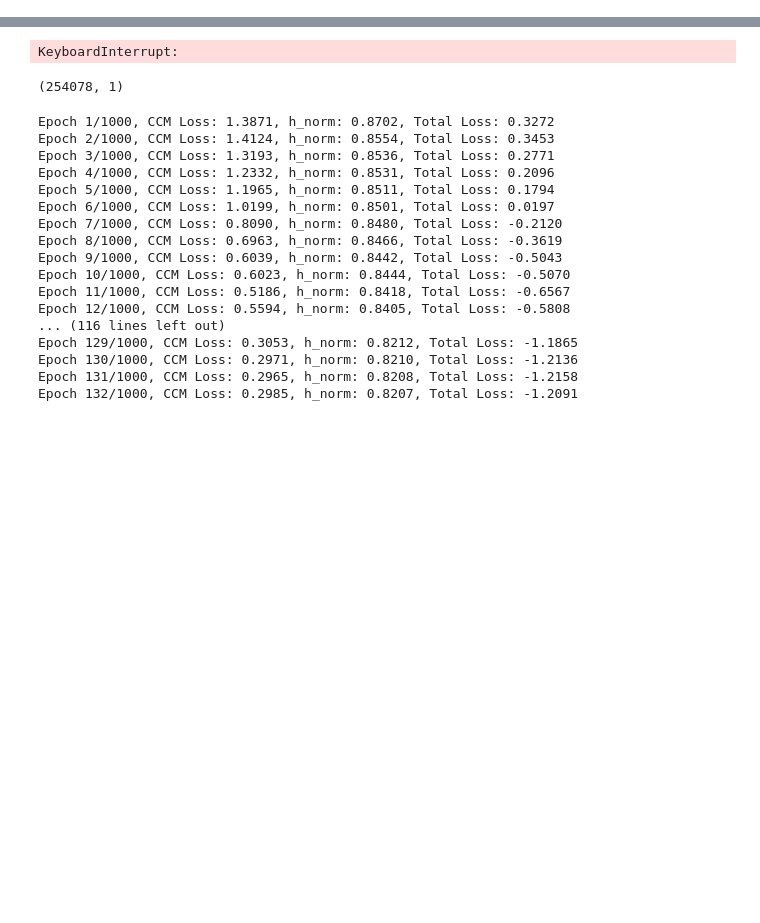
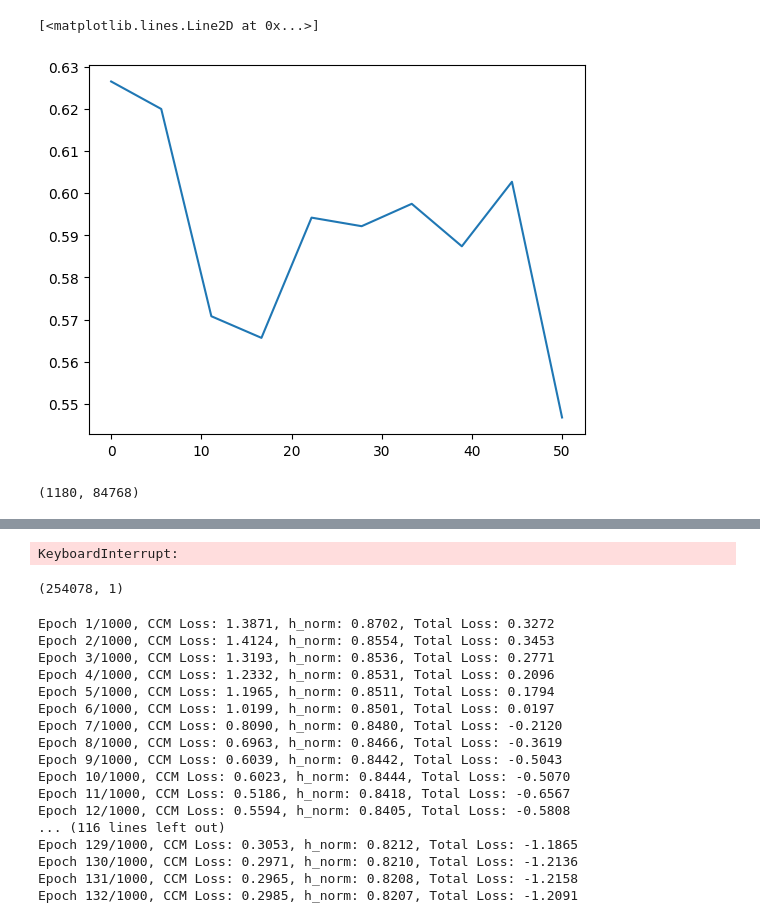
Before and after one commit to z7743/FlowDecomposition, a Jupyter notebook: notebooks/test.ipynb, the cells around one changed output, grey strips where cells are left out. Drawn from its saved outputs; the diff is of its cells as text; code cells hidden in the pictures; blank space fills up the shorter version.

```diff
--- a/notebooks/test.ipynb
+++ b/notebooks/test.ipynb
@@ -13,0 +177,9 @@ import re
+# %%
+plt.plot(betas, res)
+# %% [output]
+[<matplotlib.lines.Line2D at 0x...>]
+[figure, added]
+# %%
+X_train.shape
+# %% [output]
+(1180, 84768)
```
Also changed, not shown: parts of 14 cells of this notebook, 7 other files.
